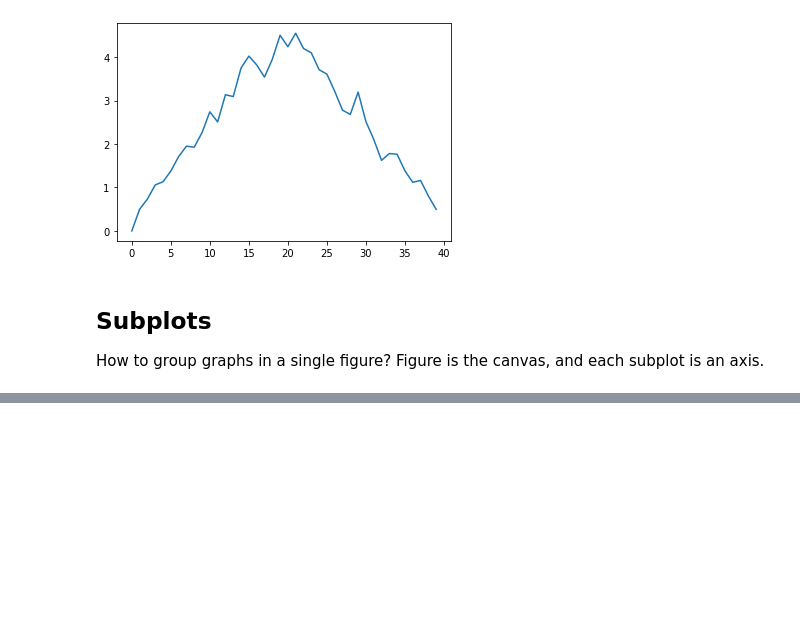
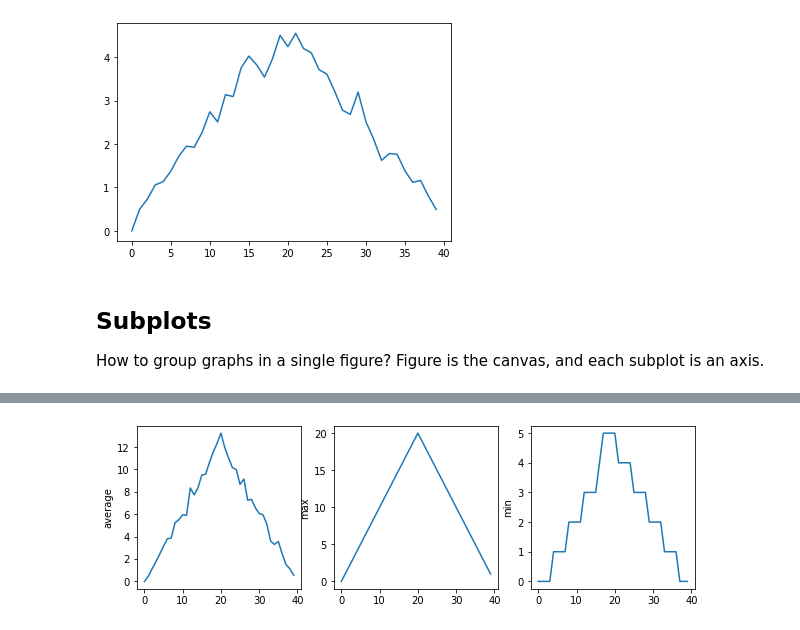
Before and after one commit to AleSter6/LearnPython, a Jupyter notebook: 01-numpy.ipynb, the cells around one changed output, grey strips where cells are left out. Drawn from its saved outputs; the diff is of its cells as text; code cells hidden in the pictures; blank space fills up the shorter version.

```diff
--- a/01-numpy.ipynb
+++ b/01-numpy.ipynb
@@ -225,8 +225,8 @@ axes1 = fig.add_subplot(1, 3, 1)  #1 row, 3 columns, number 1
 axes2 = fig.add_subplot(1, 3, 2)
 axes3 = fig.add_subplot(1, 3, 3)
 
-axes1.set_ylabel("average")
-axes1.plot(arthritis.mean(axis=0)
+axes1.set_ylabel('average')
+axes1.plot(arthritis.mean(axis=0))
 
 axes2.set_ylabel("max")
 axes2.plot(arthritis.max(axis=0))
@@ -241,0 +241 @@ SyntaxError: invalid syntax (<ipython-input-34-55bb76232233>, line 15)
+[figure, added]
```
Also changed, not shown: parts of 1 cell of this notebook, 1 other file.
